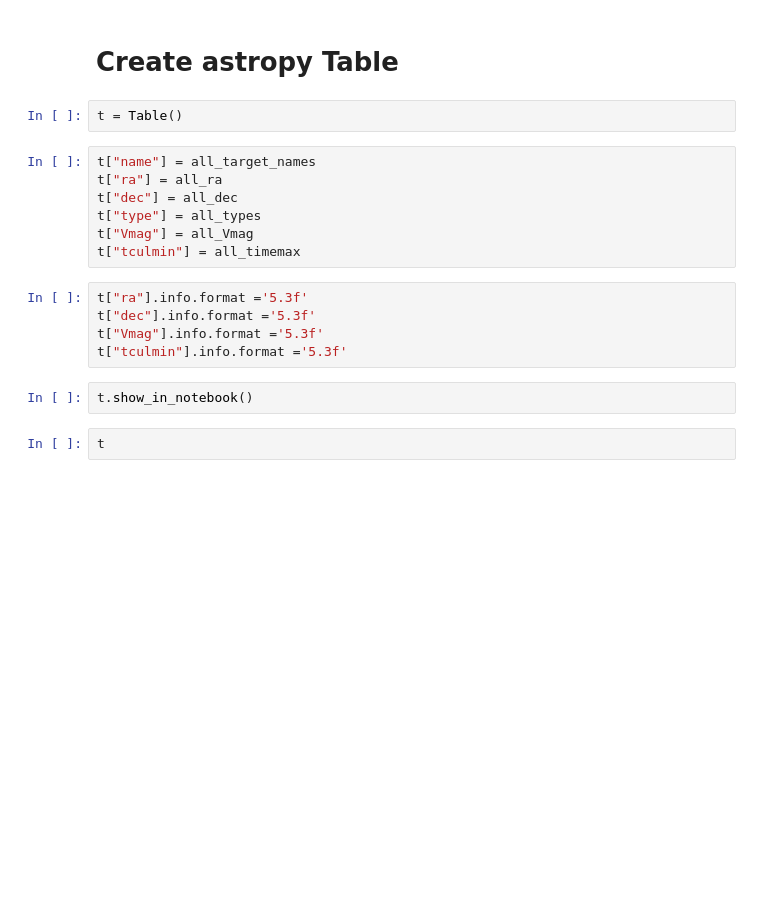
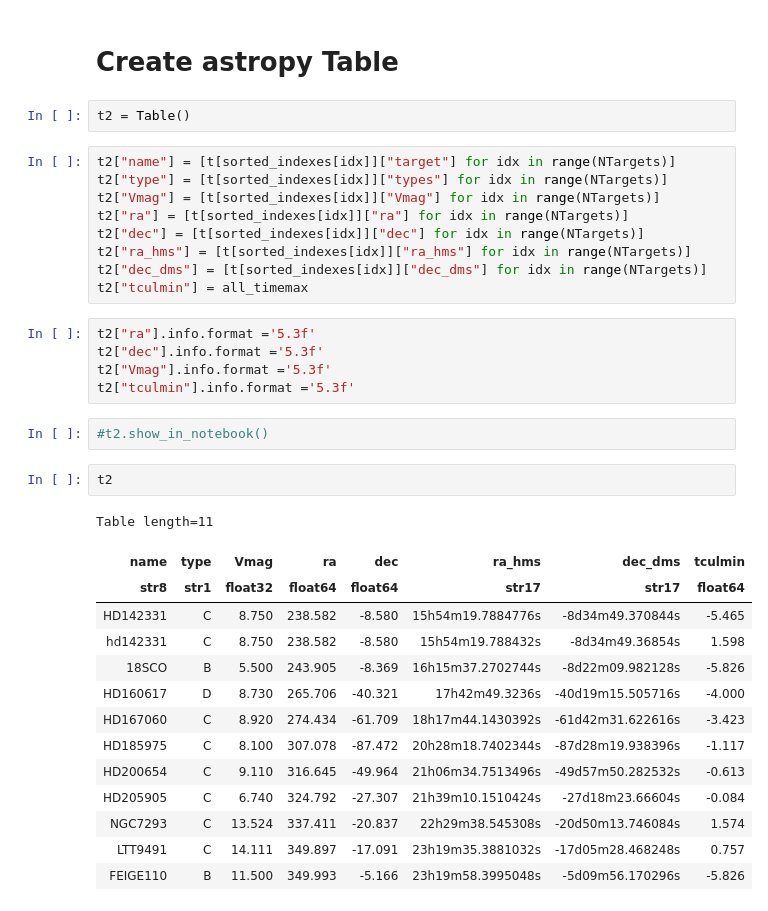
Before and after one commit to sylvielsstfr/AuxtelStarAlt, a Jupyter notebook: notebooks/2022-09-12/plot_obs-planning-cerropachon_fewtargets-wthmag-12Sept2022.ipynb, the cells around one changed output. Saved outputs shown, nothing was run; the diff lists cells and outputs as text; blank space fills up the shorter version.

```diff
--- a/notebooks/2022-09-12/plot_obs-planning-cerropachon_fewtargets-wthmag-12Sept2022.ipynb
+++ b/notebooks/2022-09-12/plot_obs-planning-cerropachon_fewtargets-wthmag-12Sept2022.ipynb
@@ -489,20 +509,37 @@ plt.show()
 # %% [markdown]
 # Create astropy Table
 # %%
-t = Table()
+t2 = Table()
-# %%
-t["name"] = all_target_names
-t["ra"] = all_ra
-t["dec"] = all_dec
-t["type"] = all_types
-t["Vmag"] = all_Vmag
-t["tculmin"] = all_timemax
+# %%
+t2["name"] = [t[sorted_indexes[idx]]["target"] for idx in range(NTargets)]
+t2["type"] = [t[sorted_indexes[idx]]["types"] for idx in range(NTargets)]
+t2["Vmag"] = [t[sorted_indexes[idx]]["Vmag"] for idx in range(NTargets)]
+t2["ra"] = [t[sorted_indexes[idx]]["ra"] for idx in range(NTargets)]
+t2["dec"] = [t[sorted_indexes[idx]]["dec"] for idx in range(NTargets)]
+t2["ra_hms"] = [t[sorted_indexes[idx]]["ra_hms"] for idx in range(NTargets)]
+t2["dec_dms"] = [t[sorted_indexes[idx]]["dec_dms"] for idx in range(NTargets)]
+t2["tculmin"] = all_timemax
 # %%
-t["ra"].info.format ='5.3f'
-t["dec"].info.format ='5.3f'
-t["Vmag"].info.format ='5.3f'
-t["tculmin"].info.format ='5.3f'
+t2["ra"].info.format ='5.3f'
+t2["dec"].info.format ='5.3f'
+t2["Vmag"].info.format ='5.3f'
+t2["tculmin"].info.format ='5.3f'
-# %%
-t.show_in_notebook()
-# %%
-t
+# %%
+#t2.show_in_notebook()
+# %%
+t2
+# %% [output]
+Table length=11
+| name | type | Vmag | ra | dec | ra_hms | dec_dms | tculmin |
+| str8 | str1 | float32 | float64 | float64 | str17 | str17 | float64 |
+| HD142331 | C | 8.750 | 238.582 | -8.580 | 15h54m19.7884776s | -8d34m49.370844s | -5.465 |
+| hd142331 | C | 8.750 | 238.582 | -8.580 | 15h54m19.788432s | -8d34m49.36854s | 1.598 |
+| 18SCO | B | 5.500 | 243.905 | -8.369 | 16h15m37.2702744s | -8d22m09.982128s | -5.826 |
+| HD160617 | D | 8.730 | 265.706 | -40.321 | 17h42m49.3236s | -40d19m15.505716s | -4.000 |
+| HD167060 | C | 8.920 | 274.434 | -61.709 | 18h17m44.1430392s | -61d42m31.622616s | -3.423 |
+| HD185975 | C | 8.100 | 307.078 | -87.472 | 20h28m18.7402344s | -87d28m19.938396s | -1.117 |
+| HD200654 | C | 9.110 | 316.645 | -49.964 | 21h06m34.7513496s | -49d57m50.282532s | -0.613 |
+| HD205905 | C | 6.740 | 324.792 | -27.307 | 21h39m10.1510424s | -27d18m23.66604s | -0.084 |
+| NGC7293 | C | 13.524 | 337.411 | -20.837 | 22h29m38.545308s | -20d50m13.746084s | 1.574 |
+| LTT9491 | C | 14.111 | 349.897 | -17.091 | 23h19m35.3881032s | -17d05m28.468248s | 0.757 |
+| FEIGE110 | B | 11.500 | 349.993 | -5.166 | 23h19m58.3995048s | -5d09m56.170296s | -5.826 |
```
Also changed, not shown: parts of 39 cells of this notebook.
